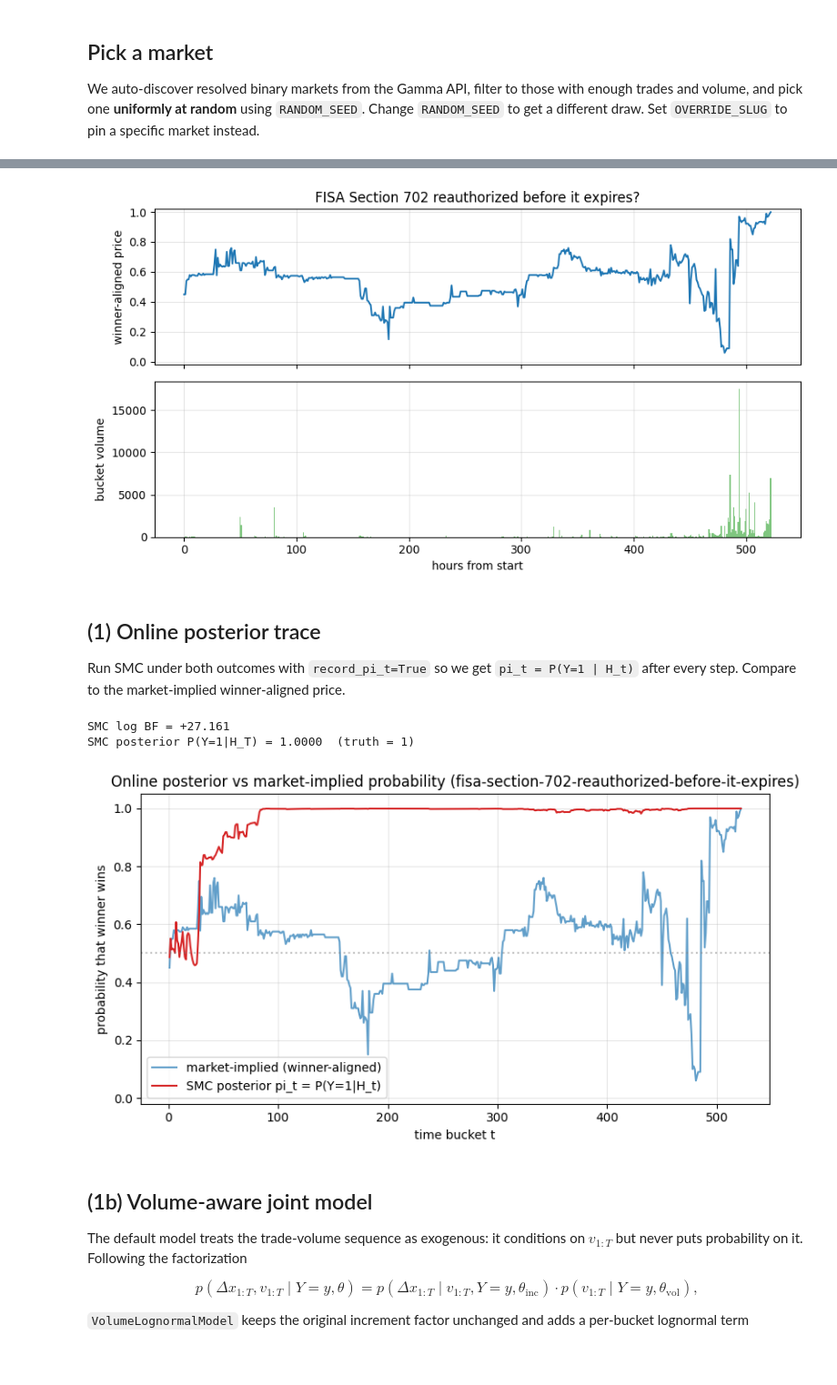
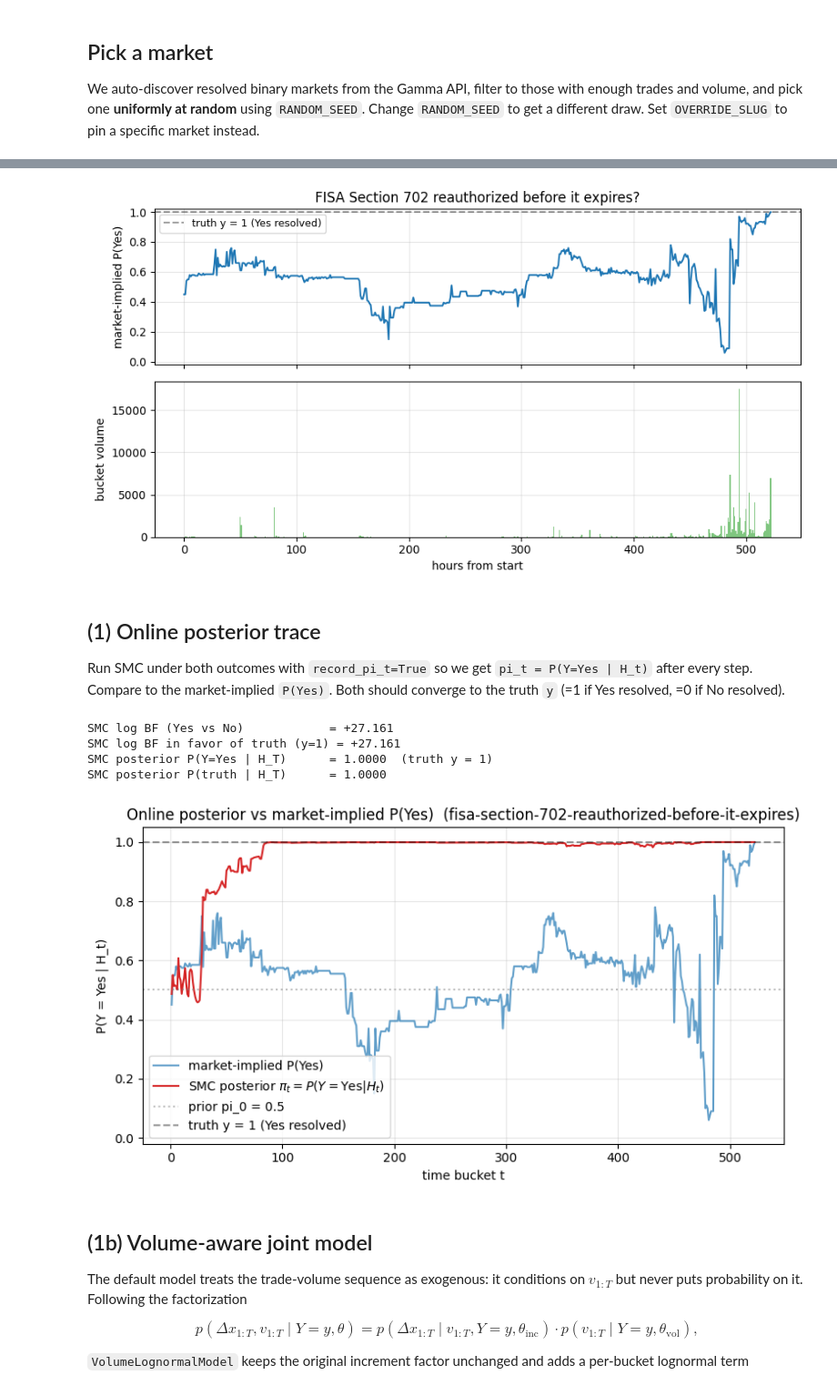
Before and after one commit to natejly/PML-Final, a Jupyter notebook: notebooks/02_single_market_deepdive.ipynb, the cells around one changed output, grey strips where cells are left out. Shown at 91% size. Saved outputs shown, nothing was run; the diff lists cells and outputs as text; code cells hidden in the pictures; blank space fills up the shorter version.

Commit message:
removed winner normalization

```diff
--- a/notebooks/02_single_market_deepdive.ipynb
+++ b/notebooks/02_single_market_deepdive.ipynb
@@ -107,14 +112,21 @@ winner_label: 'Yes'  (y=1 always — prices flipped to track the winner)
 # %%
-dx, v, y = data.trajectory_to_arrays(traj)
+dx, v, y = data.trajectory_to_arrays_raw(traj)
 T = dx.shape[0]
 
-# y is ALWAYS 1 by the winner-alignment convention — trajectory_to_arrays
-# flips prices so the winner's probability is tracked regardless of which
-# Polymarket label ("Yes"/"No") actually won.  winner_label tells you which.
+# Build the un-aligned price sequence P(Yes_t) once; downstream cells reuse it.
+# trajectory_to_arrays_raw returns dx = increments of logit(P(Yes)), and
+# leaves volume invariant.
+prices_yes = np.asarray(traj['prices'], dtype=np.float64)
+if traj['winner_label'] == 'No':
+    prices_yes = 1.0 - prices_yes
+times = np.array(traj['times']) / 3600.0  # hours since first bucket
+times -= times[0]
+
 print(f'Polymarket outcome that won: {traj["winner_label"]!r}')
 print(f'winner_index in outcomes list: {traj["winner_index"]}  '
       f'(outcomes = {traj["metadata"]["outcomes"]})')
-print(f'y (winner-aligned convention): {y}  ← always 1 by construction')
+print(f'y (raw Yes/No convention):   {y}   '
+      f'(1 if Yes resolved, 0 if No resolved)')
 print()
 print(f'T = {T} buckets  ({T * BUCKET_MINUTES / 60:.1f} h)')
 print(f'|dx| mean={np.mean(np.abs(dx)):.4f}  0.99-qtile={np.quantile(np.abs(dx), 0.99):.4f}')
@@ -128,15 +140,14 @@ T = 522 buckets  (522.0 h)
 |dx| mean=0.1191  0.99-qtile=1.2021
 v    mean=194.93  max=17533.14  zero=64.56%
 # %%
-# Plot the raw market history (winner-aligned price + volume)
-prices = np.array(traj['prices'])
-times = np.array(traj['times']) / 3600.0  # hours since first bucket
-times -= times[0]
-
+# Plot the raw (un-aligned) market history: P(Yes) + bucket volume.
 fig, axes = plt.subplots(2, 1, sharex=True, figsize=(9, 5))
-axes[0].plot(times, prices, color='C0')
-axes[0].set_ylabel('winner-aligned price')
+axes[0].plot(times, prices_yes, color='C0')
+axes[0].axhline(float(y), color='k', linestyle='--', alpha=0.4,
+                label=f'truth y = {y} ({traj["winner_label"]} resolved)')
+axes[0].set_ylabel('market-implied P(Yes)')
 axes[0].set_ylim(-0.02, 1.02)
+axes[0].legend(loc='best', fontsize=9)
 axes[0].set_title(f'{traj["metadata"]["question"]}')
 axes[1].bar(times[1:], v, width=BUCKET_MINUTES / 60.0, color='C2', alpha=0.6)
 axes[1].set_ylabel('bucket volume')
@@ -144,37 +155,46 @@ axes[1].set_xlabel('hours from start')
 plt.tight_layout()
 plt.show()
 # %% [output]
-[figure, old version]
+[figure, new version]
 # %% [markdown]
 ## (1) Online posterior trace
 
 Run SMC under both outcomes with `record_pi_t=True` so we get
-`pi_t = P(Y=1 | H_t)` after every step. Compare to the market-implied
-winner-aligned price.
+`pi_t = P(Y=Yes | H_t)` after every step. Compare to the market-implied
+`P(Yes)`. Both should converge to the truth `y` (=1 if Yes resolved,
+=0 if No resolved).
 # %%
 n_particles = 800
 smc_engine = SMCInference(n_particles=n_particles, mcmc_steps=4)
 smc_res = problem.infer(dx, v, smc_engine, pi0=0.5, seed=0, record_pi_t=True)
-print(f'SMC log BF = {smc_res["log_BF"]:+.3f}')
-print(f'SMC posterior P(Y=1|H_T) = {smc_res["posterior"]:.4f}  (truth = {y})')
+sign_truth = 2 * y - 1   # +1 if Yes resolved, -1 if No resolved
+print(f'SMC log BF (Yes vs No)            = {smc_res["log_BF"]:+.3f}')
+print(f'SMC log BF in favor of truth (y={y}) = {sign_truth * smc_res["log_BF"]:+.3f}')
+print(f'SMC posterior P(Y=Yes | H_T)      = {smc_res["posterior"]:.4f}  (truth y = {y})')
+print(f'SMC posterior P(truth | H_T)      = '
+      f'{smc_res["posterior"] if y == 1 else 1 - smc_res["posterior"]:.4f}')
 # %% [output]
-SMC log BF = +27.161
-SMC posterior P(Y=1|H_T) = 1.0000  (truth = 1)
+SMC log BF (Yes vs No)            = +27.161
+SMC log BF in favor of truth (y=1) = +27.161
+SMC posterior P(Y=Yes | H_T)      = 1.0000  (truth y = 1)
+SMC posterior P(truth | H_T)      = 1.0000
 # %%
 ts = np.arange(1, T + 1)
 fig, ax = plt.subplots()
-ax.plot(ts, prices[1:], color='C0', alpha=0.7, label='market-implied (winner-aligned)')
-ax.plot(ts, smc_res['pi_t'], color='C3', label='SMC posterior pi_t = P(Y=1|H_t)')
-ax.axhline(0.5, color='gray', linestyle=':', alpha=0.5)
+ax.plot(ts, prices_yes[1:], color='C0', alpha=0.7, label='market-implied P(Yes)')
+ax.plot(ts, smc_res['pi_t'], color='C3', label=r'SMC posterior $\pi_t = P(Y=\mathrm{Yes}|H_t)$')
+ax.axhline(0.5, color='gray', linestyle=':', alpha=0.5, label='prior pi_0 = 0.5')
+ax.axhline(float(y), color='k', linestyle='--', alpha=0.4,
+           label=f'truth y = {y} ({traj["winner_label"]} resolved)')
 ax.set_xlabel('time bucket t')
-ax.set_ylabel('probability that winner wins')
-ax.set_title(f'Online posterior vs market-implied probability ({SELECTED_SLUG})')
+ax.set_ylabel('P(Y = Yes | H_t)')
+ax.set_title(f'Online posterior vs market-implied P(Yes)  ({SELECTED_SLUG})')
 ax.set_ylim(-0.02, 1.05)
 ax.legend(loc='best')
 plt.tight_layout()
 plt.show()
 # %% [output]
-[figure, old version]
+[figure, new version]
 # %% [markdown]
 ## (1b) Volume-aware joint model
 
```
Also changed, not shown: parts of 14 cells of this notebook.
